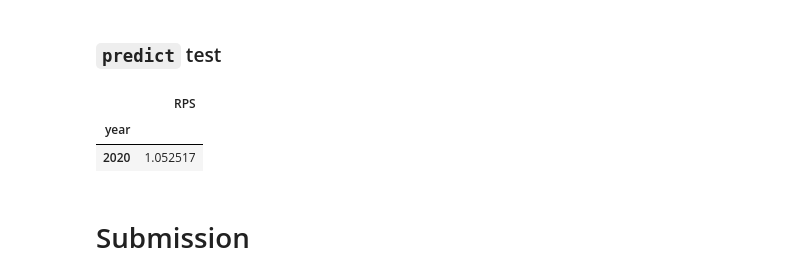
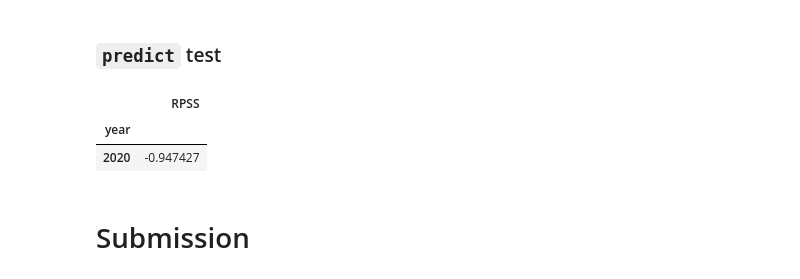
Before and after one commit to steidani/s2s-ai-challenge-kit-eth-ubern, a Jupyter notebook: notebooks/ML_train_and_predict.ipynb, the cells around one changed output. Cells and saved outputs as stored; diff of their text form; code cells hidden in the pictures.

Commit message:
fix RPSS_verif and skill_by_year

```diff
--- a/notebooks/ML_train_and_predict.ipynb
+++ b/notebooks/ML_train_and_predict.ipynb
@@ -444,11 +427,11 @@ skill_by_year(preds_os)
 # %%
 preds_test = create_predictions(cnn, fct_2020, obs_2020, time=time_test)
 
-print_RPS_per_year(preds_test)
+skill_by_year(preds_test)
 # %% [output]
-|  | RPS |
+|  | RPSS |
 | year |  |
-| 2020 | 1.052517 |
+| 2020 | -0.947427 |
 # %% [markdown]
 # Submission
 # %%
```
Also changed, not shown: parts of 18 cells of this notebook, 3 other files.
